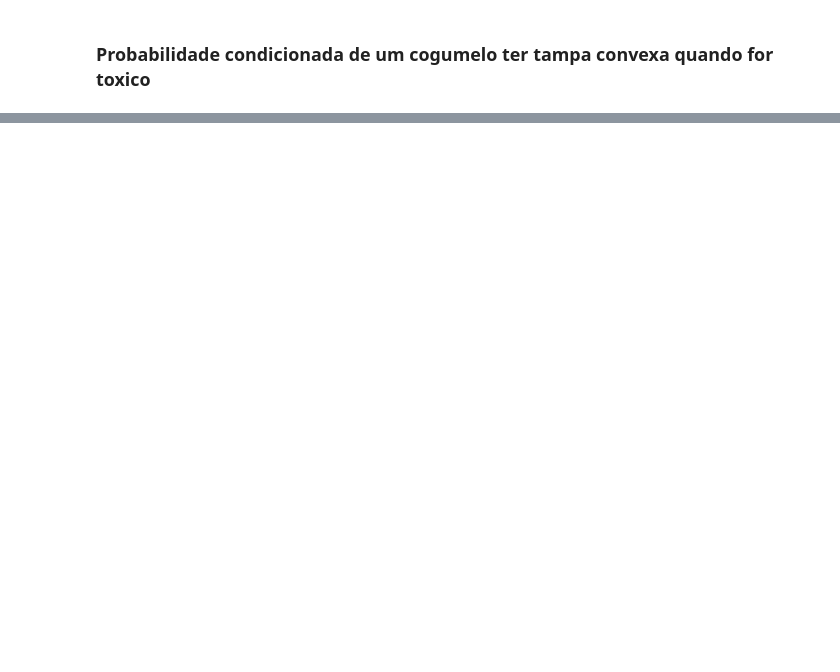
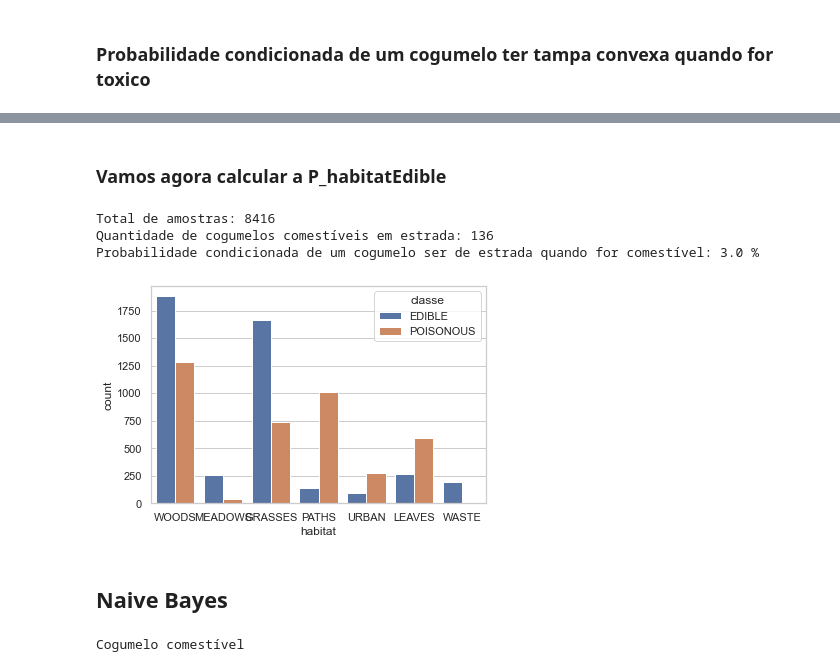
Before and after one commit to Lucasnb2001/Mushroom-Data-Analysis, a Jupyter notebook: cogumelo.ipynb, the cells around one changed output, grey strips where cells are left out. Cells and saved outputs as stored; diff of their text form; code cells hidden in the pictures; blank space fills up the shorter version.

Commit message:
Naive Bays para um caso isolado

```diff
--- a/cogumelo.ipynb
+++ b/cogumelo.ipynb
@@ -176,0 +340,47 @@ print(round(P_poisonousConvex,2)*100,'%')
+# %% [markdown]
+### Vamos agora calcular a P_habitatEdible
+# %%
+fieldQtd = [0, 0, 0, 0, 0, 0, 0]
+valuesColor = list(datasetEx['habitat'].values)
+valuesClasse = list(datasetEx['classe'].values)
+
+for x, y in zip(valuesColor, valuesClasse):
+    if x == 'GRASSES' and y == 'EDIBLE' :
+        fieldQtd[0]+=1;
+    elif x == 'LEAVES' and y == 'EDIBLE':
+        fieldQtd[1]+=1;
+    elif x == 'MEADOWS' and y == 'EDIBLE':
+        fieldQtd[2]+=1;
+    elif x == 'PATHS' and y == 'EDIBLE':
+        fieldQtd[3]+=1;
+    elif x == 'URBAN' and y == 'EDIBLE':
+        fieldQtd[4]+=1;
+    elif x == 'WASTE' and y == 'EDIBLE':
+        fieldQtd[5]+=1;
+    elif x == 'WOODS' and y == 'EDIBLE':
+        fieldQtd[6]+=1;
+
+print('Total de amostras:',totalQtd)
+P_pathsEdible = fieldQtd[3] / edibleQtd #Numero de cogumelos venenosos
+print('Quantidade de cogumelos comestíveis em estrada:', fieldQtd[3])
+print('Probabilidade condicionada de um cogumelo ser de estrada quando for comestível:', round(P_pathsEdible,2)*100,'%')
+
+#Exibindo gráficamente
+sns.countplot(x='habitat', data=datasetEx, hue='classe')
+plt.show()
+# %% [output]
+Total de amostras: 8416
+Quantidade de cogumelos comestíveis em estrada: 136
+Probabilidade condicionada de um cogumelo ser de estrada quando for comestível: 3.0 %
+[figure, added]
+# %% [markdown]
+## Naive Bayes
+# %%
+P_poisonousCondicoes = P_knobbedPoisonous*P_pathsPoisonous*P_redPoisonous*P_poisonous
+P_edibleCondicoes = P_knobbedEdible*P_pathsEdible*P_redEdible*P_edible
+if(P_poisonousCondicoes > P_edibleCondicoes):
+    print('Cogumelo comestível')
+else:
+    print('Cogumelo tóxico')
+# %% [output]
+Cogumelo comestível
```
Also changed, not shown: parts of 16 cells of this notebook, 1 other file.
